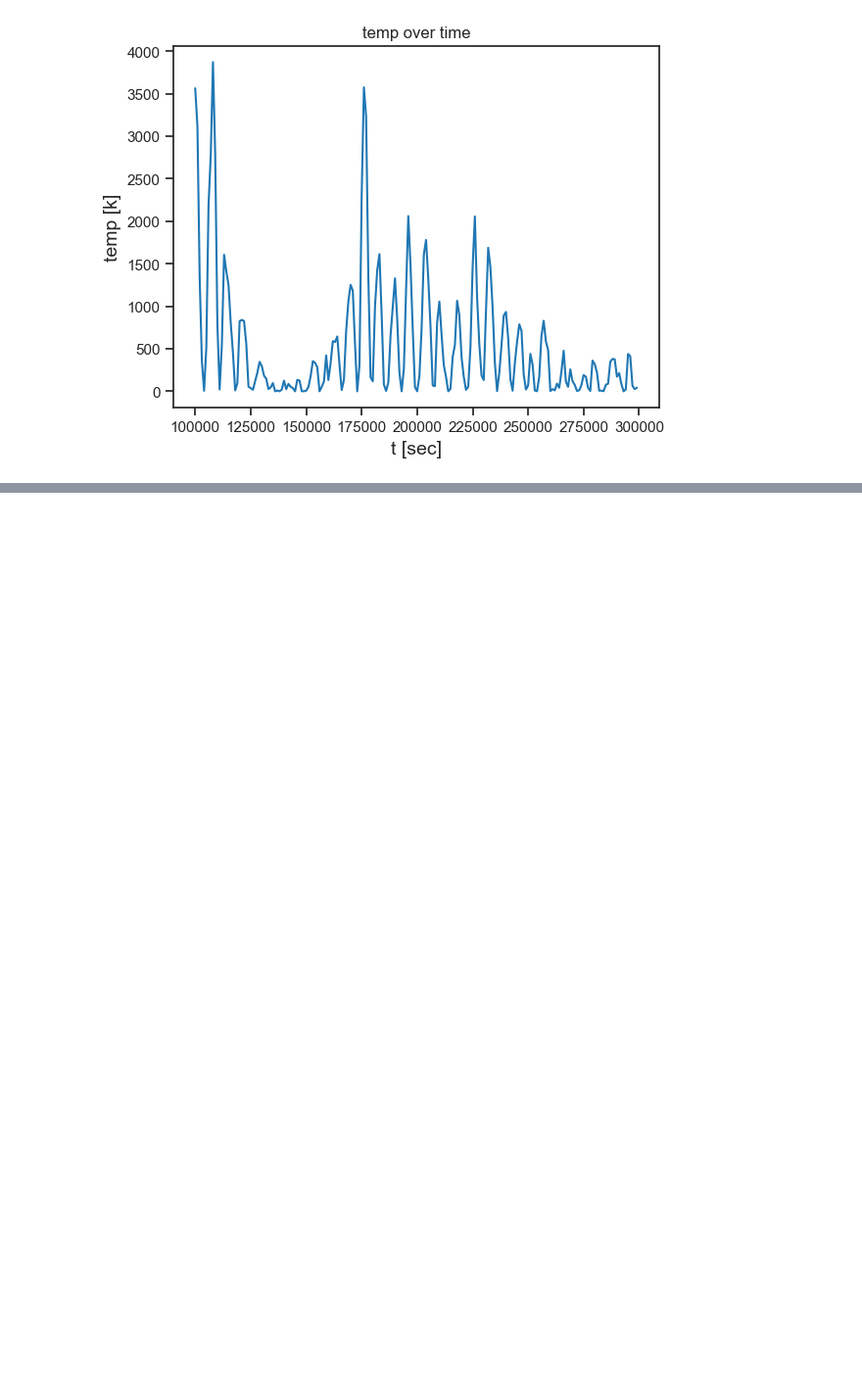
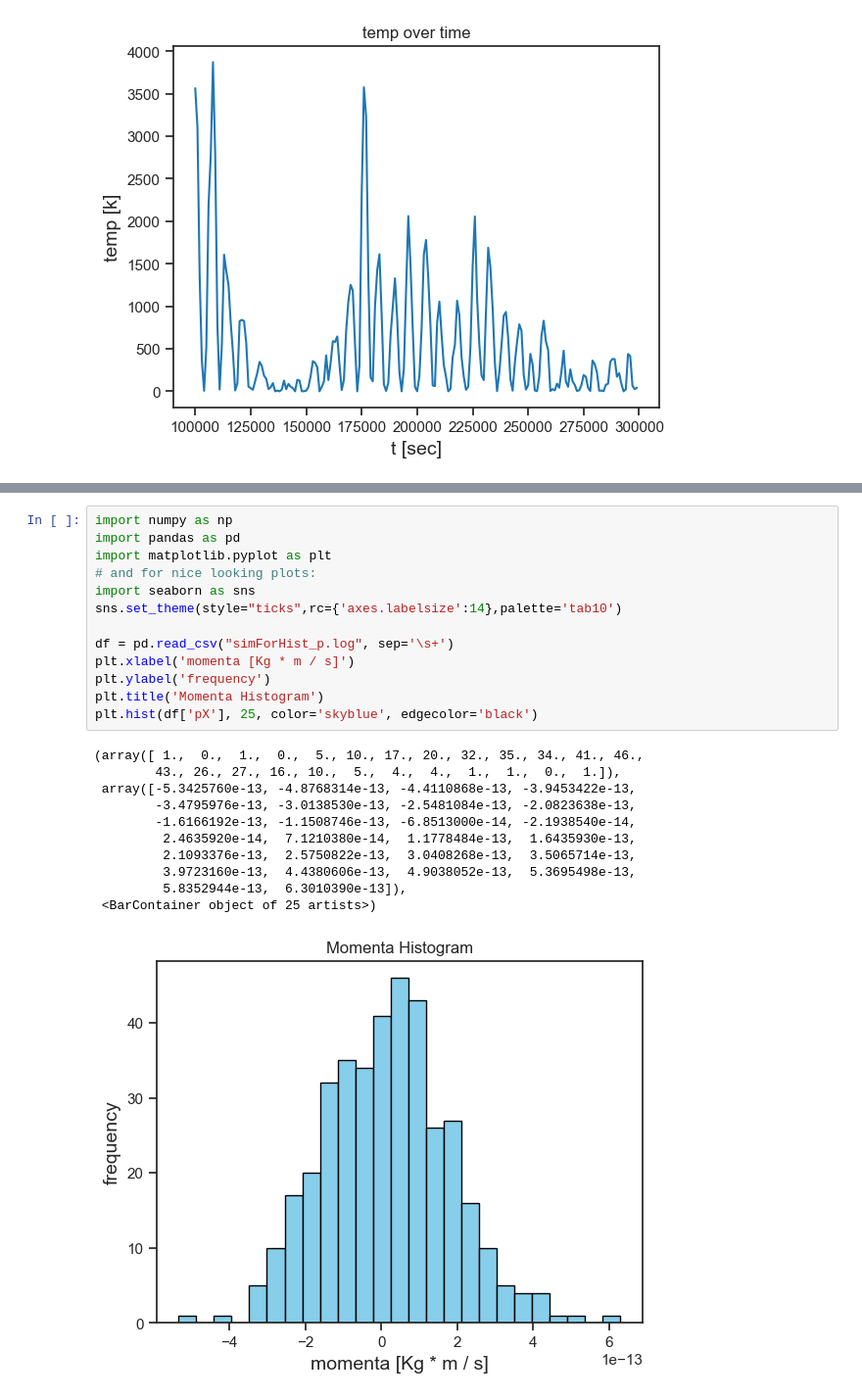
Before and after one commit to SagiMeir/Simulations4Beginners, a Jupyter notebook: getting_started.ipynb, the cells around one changed output, grey strips where cells are left out. Shown at 98% size. Drawn from its saved outputs; the diff is of its cells as text; blank space fills up the shorter version.

```diff
--- a/getting_started.ipynb
+++ b/getting_started.ipynb
@@ -346,0 +416,25 @@ plt.plot(df['step'].values, df['temp'].values)
+# %%
+import numpy as np
+import pandas as pd
+import matplotlib.pyplot as plt
+# and for nice looking plots:
+import seaborn as sns
+sns.set_theme(style="ticks",rc={'axes.labelsize':14},palette='tab10')
+
+df = pd.read_csv("simForHist_p.log", sep='\s+')
+plt.xlabel('momenta [Kg * m / s]')
+plt.ylabel('frequency')
+plt.title('Momenta Histogram')
+plt.hist(df['pX'], 25, color='skyblue', edgecolor='black')
+# %% [output]
+(array([ 1.,  0.,  1.,  0.,  5., 10., 17., 20., 32., 35., 34., 41., 46.,
+        43., 26., 27., 16., 10.,  5.,  4.,  4.,  1.,  1.,  0.,  1.]),
+ array([-5.3425760e-13, -4.8768314e-13, -4.4110868e-13, -3.9453422e-13,
+        -3.4795976e-13, -3.0138530e-13, -2.5481084e-13, -2.0823638e-13,
+        -1.6166192e-13, -1.1508746e-13, -6.8513000e-14, -2.1938540e-14,
+         2.4635920e-14,  7.1210380e-14,  1.1778484e-13,  1.6435930e-13,
+         2.1093376e-13,  2.5750822e-13,  3.0408268e-13,  3.5065714e-13,
+         3.9723160e-13,  4.4380606e-13,  4.9038052e-13,  5.3695498e-13,
+         5.8352944e-13,  6.3010390e-13]),
+ <BarContainer object of 25 artists>)
+[figure, added]
```
Also changed, not shown: parts of 4 cells of this notebook, 2 other files.
